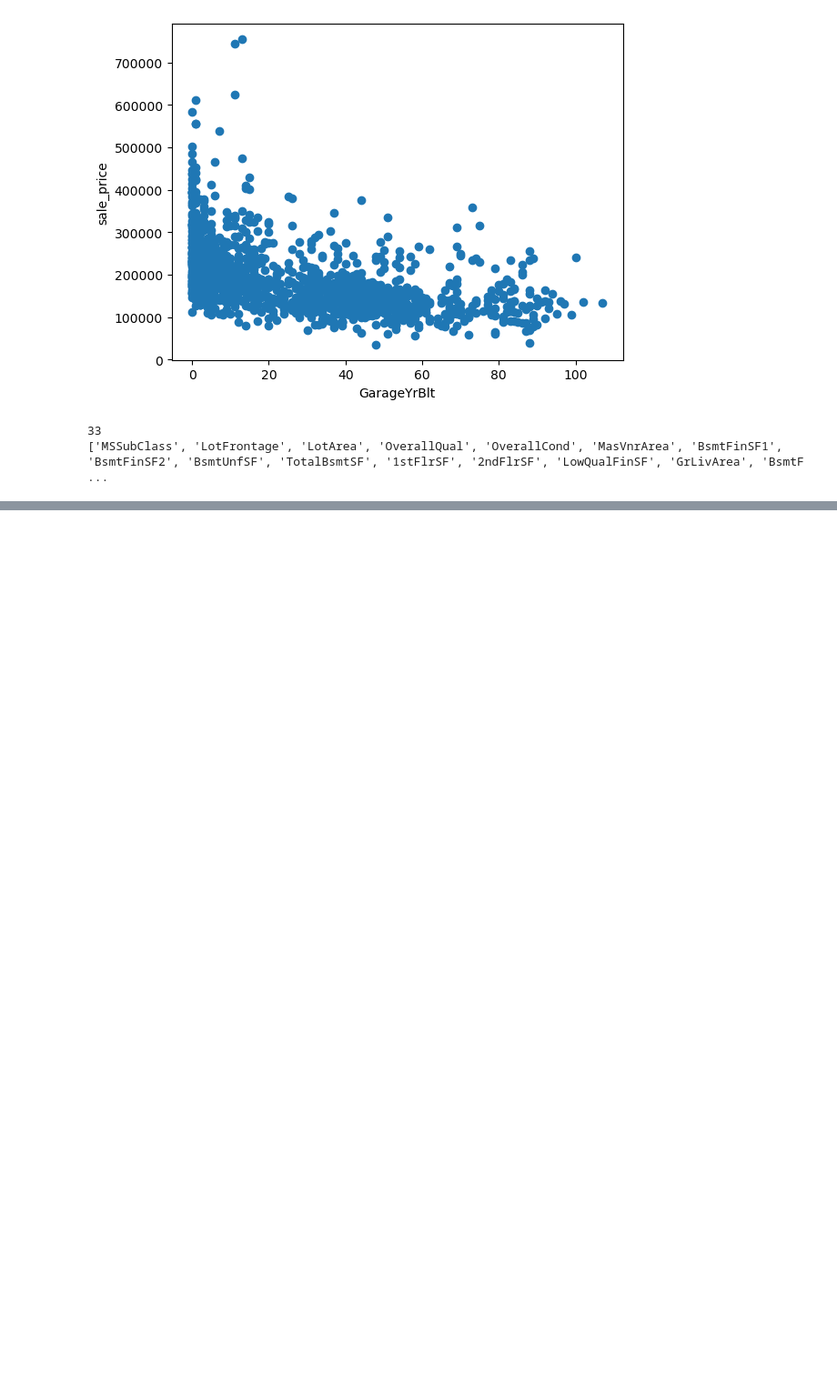
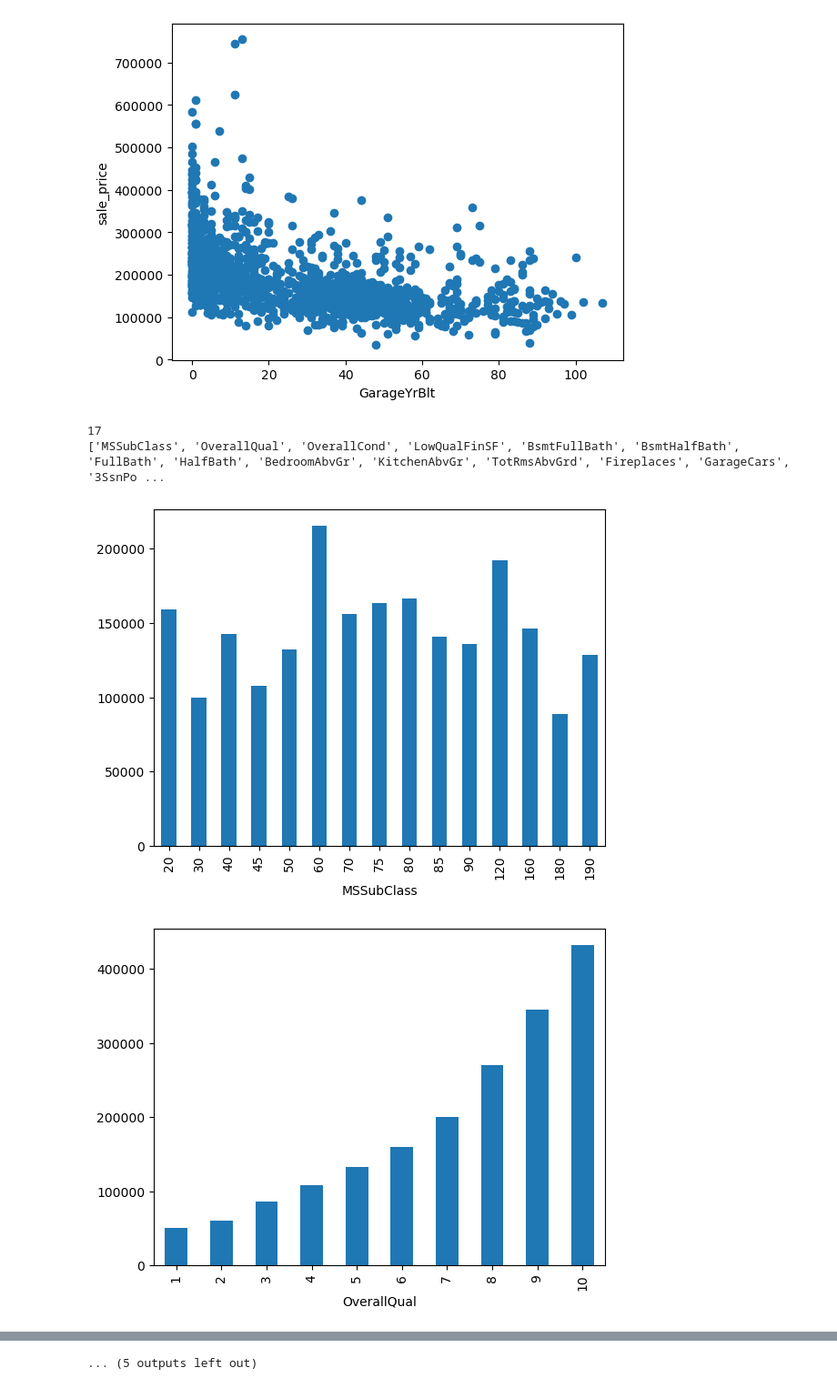
Before and after one commit to Ravi-Kumar-Yadav-6289/Amazon-Reviews-Extraction, a Jupyter notebook: Advance House Price Prediction/main_notebook.ipynb, the cells around one changed output, grey strips where cells are left out. Shown at 91% size. Cells and saved outputs as stored; diff of their text form; code cells hidden in the pictures; blank space fills up the shorter version.

```diff
--- a/Advance House Price Prediction/main_notebook.ipynb
+++ b/Advance House Price Prediction/main_notebook.ipynb
@@ -110,10 +110,19 @@ for feature in year_features:
 [figure]
 # %%
 #identifying categorical features in the numerical features of  dataset.
-cat_features = [feature for feature in numerical_features if len(df[feature].unique()<25) and feature not in year_features+['Id']]
+cat_features = [feature for feature in numerical_features if len(df[feature].unique())<25 and feature not in year_features+['Id']]
 
 print(len(cat_features))
 print(cat_features)
 # %% [output]
-33
-['MSSubClass', 'LotFrontage', 'LotArea', 'OverallQual', 'OverallCond', 'MasVnrArea', 'BsmtFinSF1', 'BsmtFinSF2', 'BsmtUnfSF', 'TotalBsmtSF', '1stFlrSF', '2ndFlrSF', 'LowQualFinSF', 'GrLivArea', 'BsmtF ...
+17
+['MSSubClass', 'OverallQual', 'OverallCond', 'LowQualFinSF', 'BsmtFullBath', 'BsmtHalfBath', 'FullBath', 'HalfBath', 'BedroomAbvGr', 'KitchenAbvGr', 'TotRmsAbvGrd', 'Fireplaces', 'GarageCars', '3SsnPo ...
+# %%
+for feature in cat_features:
+    data = df.copy()
+    data.groupby(feature)['SalePrice'].median().plot.bar()
+    plt.xlabel(feature)
+    plt.show()
+# %% [output]
+[figure, added]
+[figure, added]
@@ -119,0 +139 @@ print(cat_features)
+... (5 outputs left out)
```
Also changed, not shown: parts of 3 cells of this notebook.
